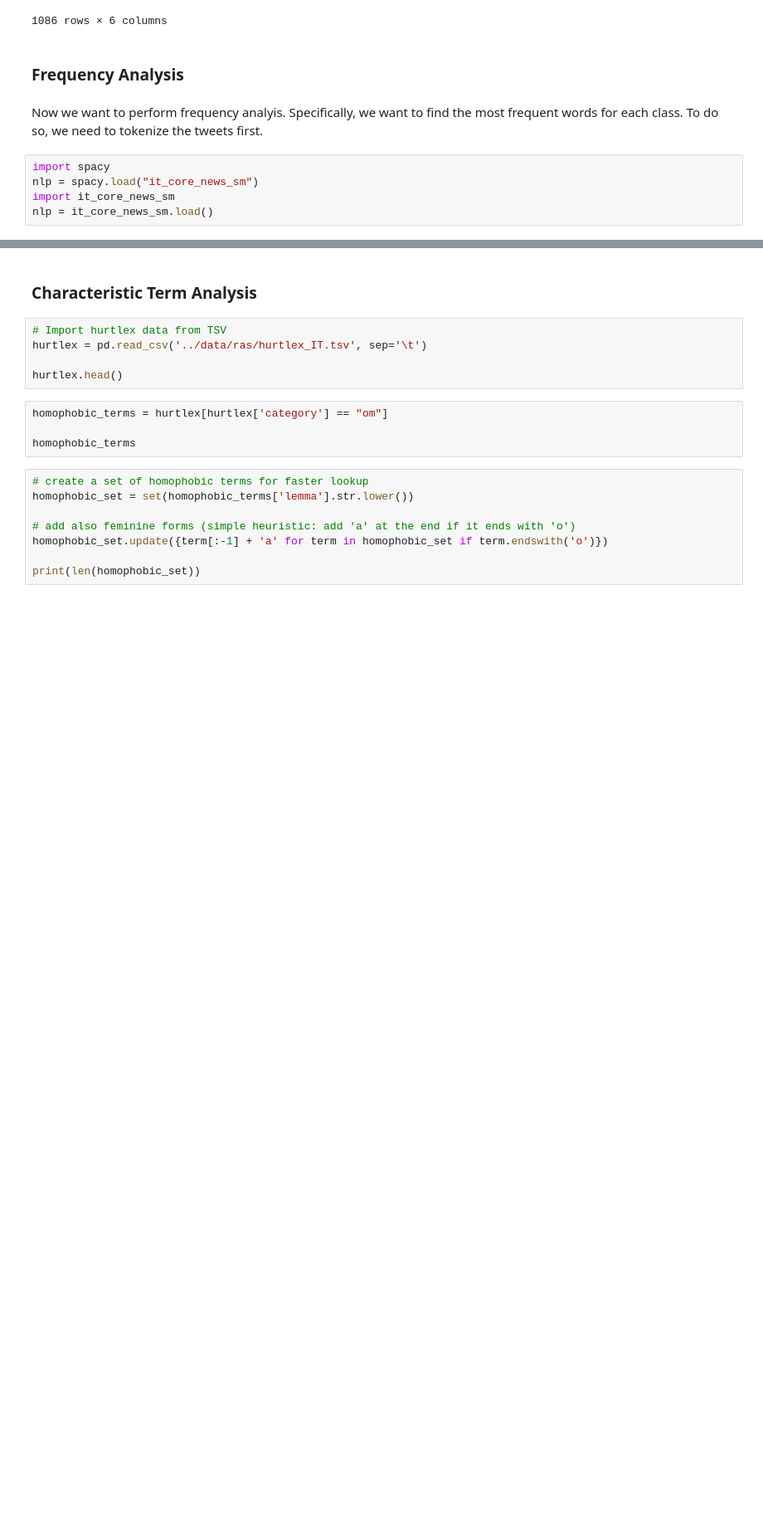
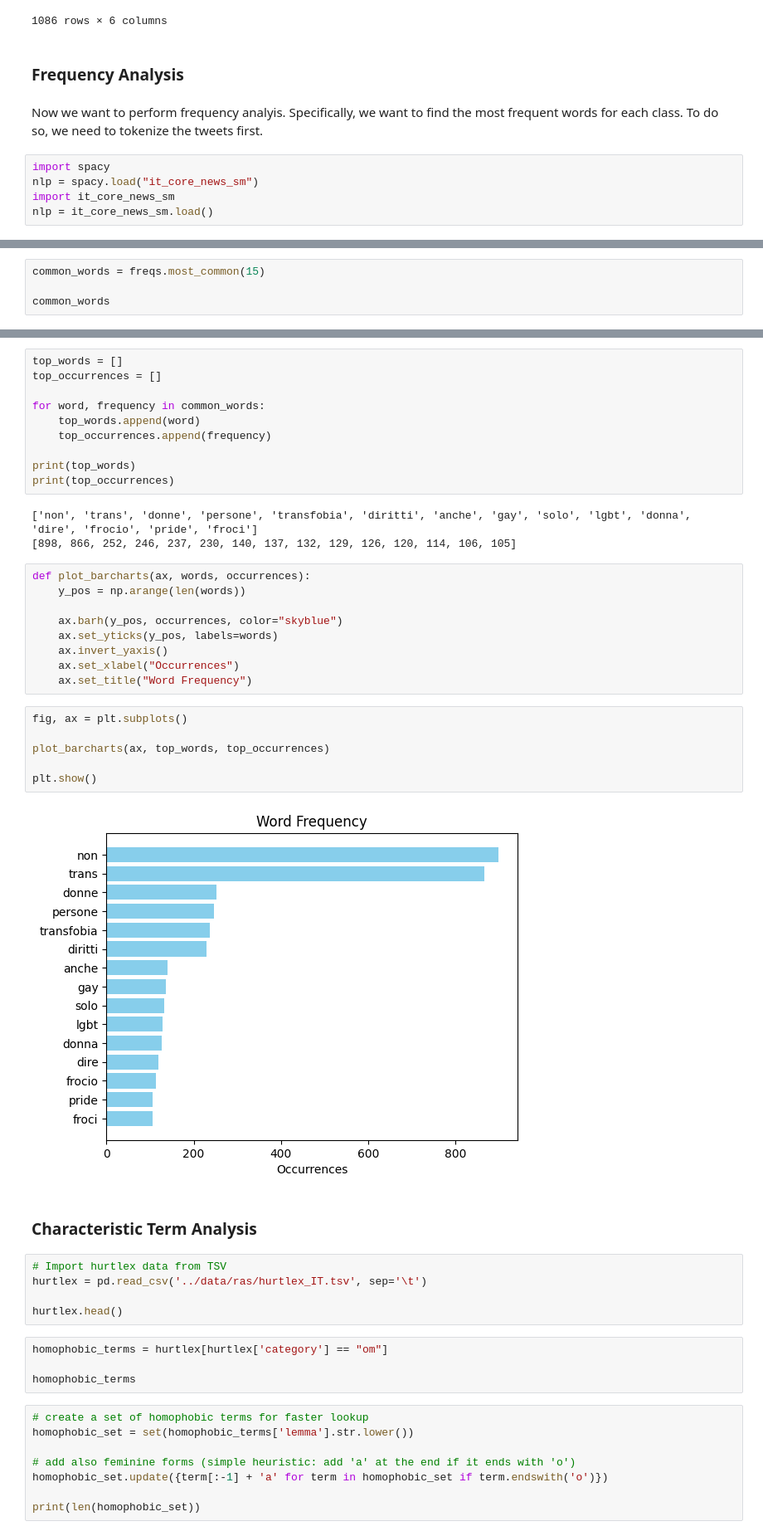
Before and after one commit to simocasaz/evalita2026-multipride-UniBO-FICLIT, a Jupyter notebook: notebooks/data_analysis.ipynb, the cells around one changed output, grey strips where cells are left out. Shown at 83% size. Drawn from its saved outputs; the diff is of its cells as text; blank space fills up the shorter version.

```diff
--- a/notebooks/data_analysis.ipynb
+++ b/notebooks/data_analysis.ipynb
@@ -168,0 +193,4 @@ def word_frequency(words: list[str], frequencies: dict[str, int]) -> dict[str, i
+# %%
+common_words = freqs.most_common(15)
+
+common_words
@@ -169,3 +213,33 @@ def word_frequency(words: list[str], frequencies: dict[str, int]) -> dict[str, i
+# %%
+top_words = []
+top_occurrences = []
+
+for word, frequency in common_words:
+    top_words.append(word)
+    top_occurrences.append(frequency)
+
+print(top_words)
+print(top_occurrences)
+# %% [output]
+['non', 'trans', 'donne', 'persone', 'transfobia', 'diritti', 'anche', 'gay', 'solo', 'lgbt', 'donna', 'dire', 'frocio', 'pride', 'froci']
+[898, 866, 252, 246, 237, 230, 140, 137, 132, 129, 126, 120, 114, 106, 105]
+# %%
+def plot_barcharts(ax, words, occurrences):
+    y_pos = np.arange(len(words))
+
+    ax.barh(y_pos, occurrences, color="skyblue")
+    ax.set_yticks(y_pos, labels=words)
+    ax.invert_yaxis()
+    ax.set_xlabel("Occurrences")
+    ax.set_title("Word Frequency")
+# %%
+fig, ax = plt.subplots()
+
+plot_barcharts(ax, top_words, top_occurrences)
+
+plt.show()
+# %% [output]
+[figure, added]
 # %% [markdown]
 ### Characteristic Term Analysis
 # %%
```
Also changed, not shown: parts of 11 cells of this notebook.
